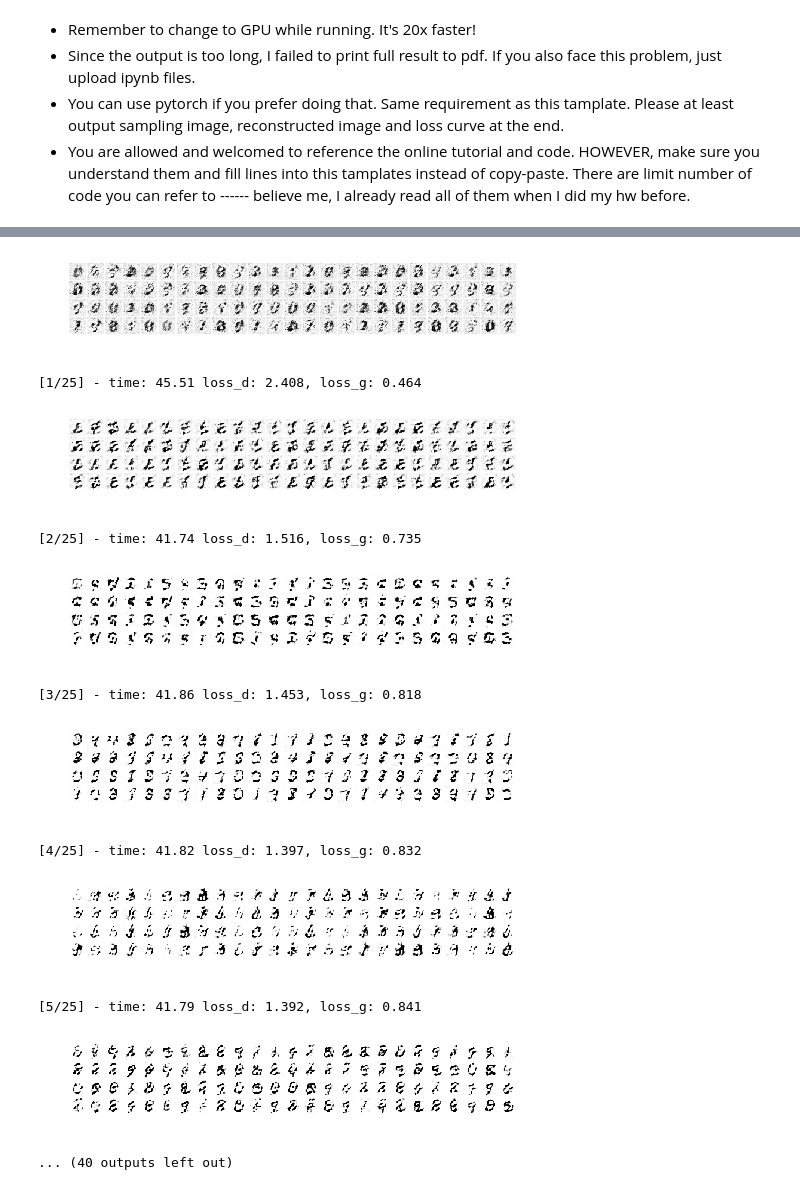
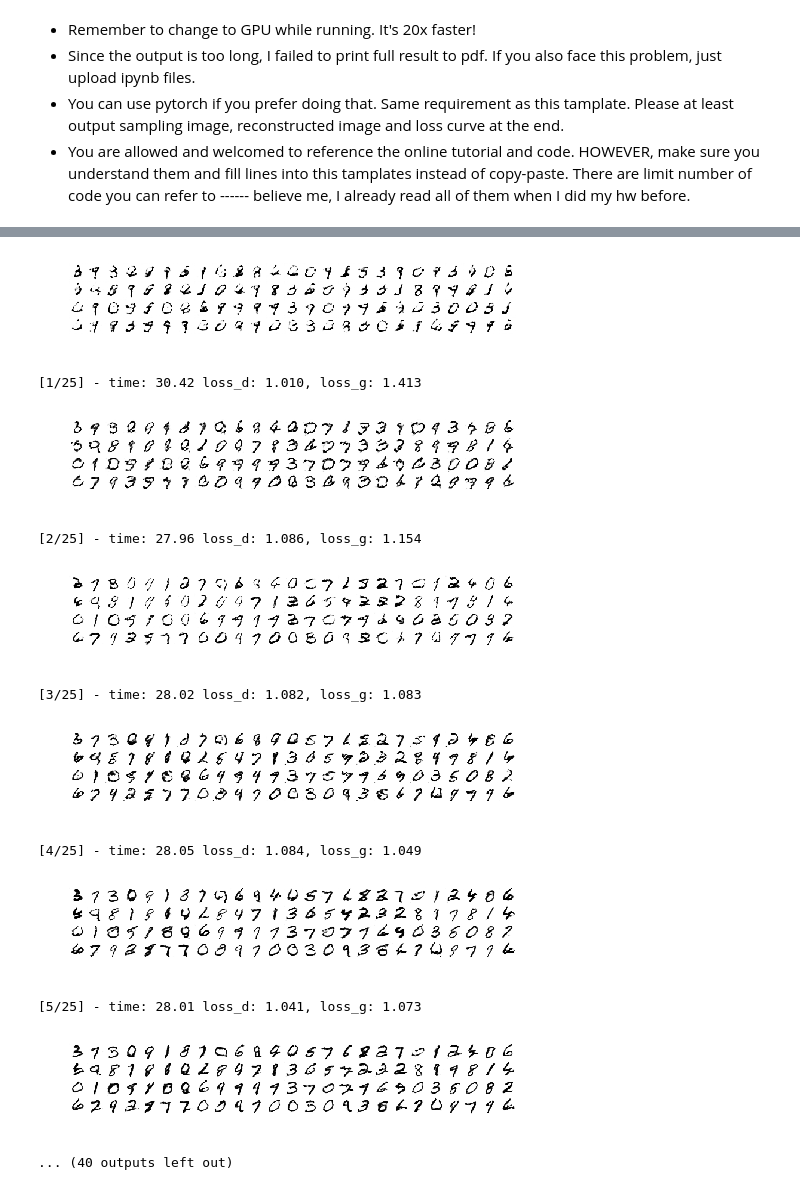
Before and after one commit to wangbcbill/Deep-Learning, a Jupyter notebook: MNIST_GAN.ipynb, the cells around one changed output, grey strips where cells are left out. Saved outputs shown, nothing was run; the diff lists cells and outputs as text; code cells hidden in the pictures.

```diff
--- a/MNIST_GAN.ipynb
+++ b/MNIST_GAN.ipynb
@@ -161,14 +161,14 @@ class DCGAN(object):
             #######################################################
 
 
-            l5 = lrelu(batch_norm(tf.reshape(linear(z, 14*14*64, scope="layer5"), [-1, 14, 14, 64]),train=train, name="bn4"))
+            l5 = lrelu(batch_norm(tf.reshape(linear(z, 7*7*64, scope="layer5"), [-1, 7, 7, 64]),train=train, name="bn4"))
 
-            l6 = lrelu(batch_norm(deconv2d(l5, [tf.shape(z)[0], 14, 14, 64], d_h=1, d_w=1,
+            l6 = lrelu(batch_norm(deconv2d(l5, [tf.shape(z)[0], 7, 7, 32], d_h=1, d_w=1,
                                           name="layer6"), train=train, name="bn5"))
 
-            l7 = lrelu(batch_norm(deconv2d(l6, [tf.shape(z)[0], 28, 28, 32], name="layer7"), train=train, name="bn6"))
+            l7 = lrelu(batch_norm(deconv2d(l6, [tf.shape(z)[0], 14, 14, 32], name="layer7"), train=train, name="bn6"))
 
-            output = deconv2d(l7, [tf.shape(z)[0], 28, 28, 1], d_h=1, d_w=1, name="layer8")
+            output = deconv2d(l7, [tf.shape(z)[0], 28, 28, 1], name="layer8")
 
 
             return tf.nn.tanh(output)
@@ -292,31 +292,31 @@ class DCGAN(object):
         plt.show()
 # %%
 with tf.Session() as sess:
-    dcgan = DCGAN(sess, batch_size=1100, image_size=28, z_dim=100, GPU=True)
+    dcgan = DCGAN(sess, batch_size=100, image_size=28, z_dim=5, GPU=True)
     dcgan.train(num_epoch=25, lr=0.0002, beta1=0.5)
 # %% [output]
 WARNING:tensorflow:From /usr/local/lib/python3.6/dist-packages/tensorflow/python/framework/op_def_library.py:263: colocate_with (from tensorflow.python.framework.ops) is deprecated and will be removed ...
 Instructions for updating:
 Colocations handled automatically by placer.
 
 WARNING: The TensorFlow contrib module will not be included in TensorFlow 2.0.
 For more information, please see:
   * https://github.com/tensorflow/community/blob/master/rfcs/20180907-contrib-sunset.md
   * https://github.com/tensorflow/addons
 If you depend on functionality not listed there, please file an issue.
 
 WARNING:tensorflow:From /usr/local/lib/python3.6/dist-packages/tensorflow/contrib/layers/python/layers/layers.py:1624: flatten (from tensorflow.python.layers.core) is deprecated and will be removed in ...
 Instructions for updating:
 Use keras.layers.flatten instead.
-[figure, old version]
+[figure, new version]
-[1/25] - time: 45.51 loss_d: 2.408, loss_g: 0.464
+[1/25] - time: 30.42 loss_d: 1.010, loss_g: 1.413
-[figure, old version]
+[figure, new version]
-[2/25] - time: 41.74 loss_d: 1.516, loss_g: 0.735
+[2/25] - time: 27.96 loss_d: 1.086, loss_g: 1.154
-[figure, old version]
+[figure, new version]
-[3/25] - time: 41.86 loss_d: 1.453, loss_g: 0.818
+[3/25] - time: 28.02 loss_d: 1.082, loss_g: 1.083
-[figure, old version]
+[figure, new version]
-[4/25] - time: 41.82 loss_d: 1.397, loss_g: 0.832
+[4/25] - time: 28.05 loss_d: 1.084, loss_g: 1.049
-[figure, old version]
+[figure, new version]
-[5/25] - time: 41.79 loss_d: 1.392, loss_g: 0.841
+[5/25] - time: 28.01 loss_d: 1.041, loss_g: 1.073
-[figure, old version]
+[figure, new version]
 ... (40 outputs left out)
```
